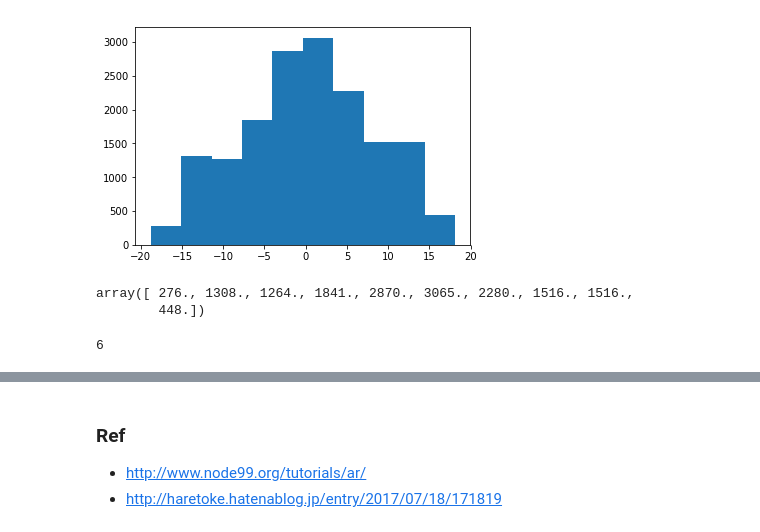
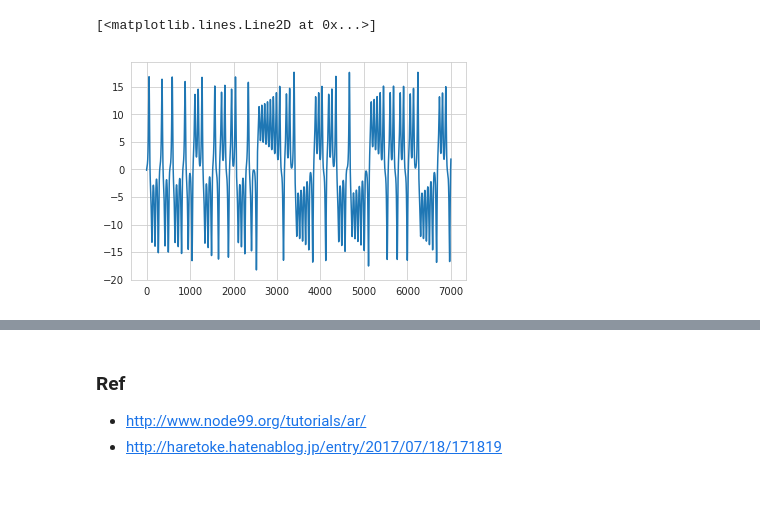
Before and after one commit to baibai25/Lecture, a Jupyter notebook: gtm/ami.ipynb, the cells around one changed output, grey strips where cells are left out. Saved outputs shown, nothing was run; the diff lists cells and outputs as text; code cells hidden in the pictures; blank space fills up the shorter version.

```diff
--- a/gtm/ami.ipynb
+++ b/gtm/ami.ipynb
@@ -3,5 +3,6 @@ import pandas as pd
 import numpy as np
 import matplotlib.pyplot as plt
 import seaborn as sns
+sns.set_style('whitegrid')
 # %%
 df = pd.read_table('LORENZ.DAT', header=None)
@@ -12,7 +13,7 @@ df.shape
 # %%
-plt.plot(df[0:5000])
+plt.plot(df[0:7000])
+# %% [output]
+[<matplotlib.lines.Line2D at 0x...>]
+[figure, added]
 # %%
 a = np.array(df).flatten()
-counts, edges, img = plt.hist(a, bins=10)
-# %% [output]
-[figure, removed]
@@ -23,5 +19,0 @@ discrete = a[bin_indices] #最頻値
-# %%
-counts
-# %% [output]
-array([ 276., 1308., 1264., 1841., 2870., 3065., 2280., 1516., 1516.,
-        448.])
@@ -32,4 +19,0 @@ for i in range(len(a)):
-# %%
-test[0][1]
-# %% [output]
-6
```
Also changed, not shown: parts of 14 cells of this notebook.
